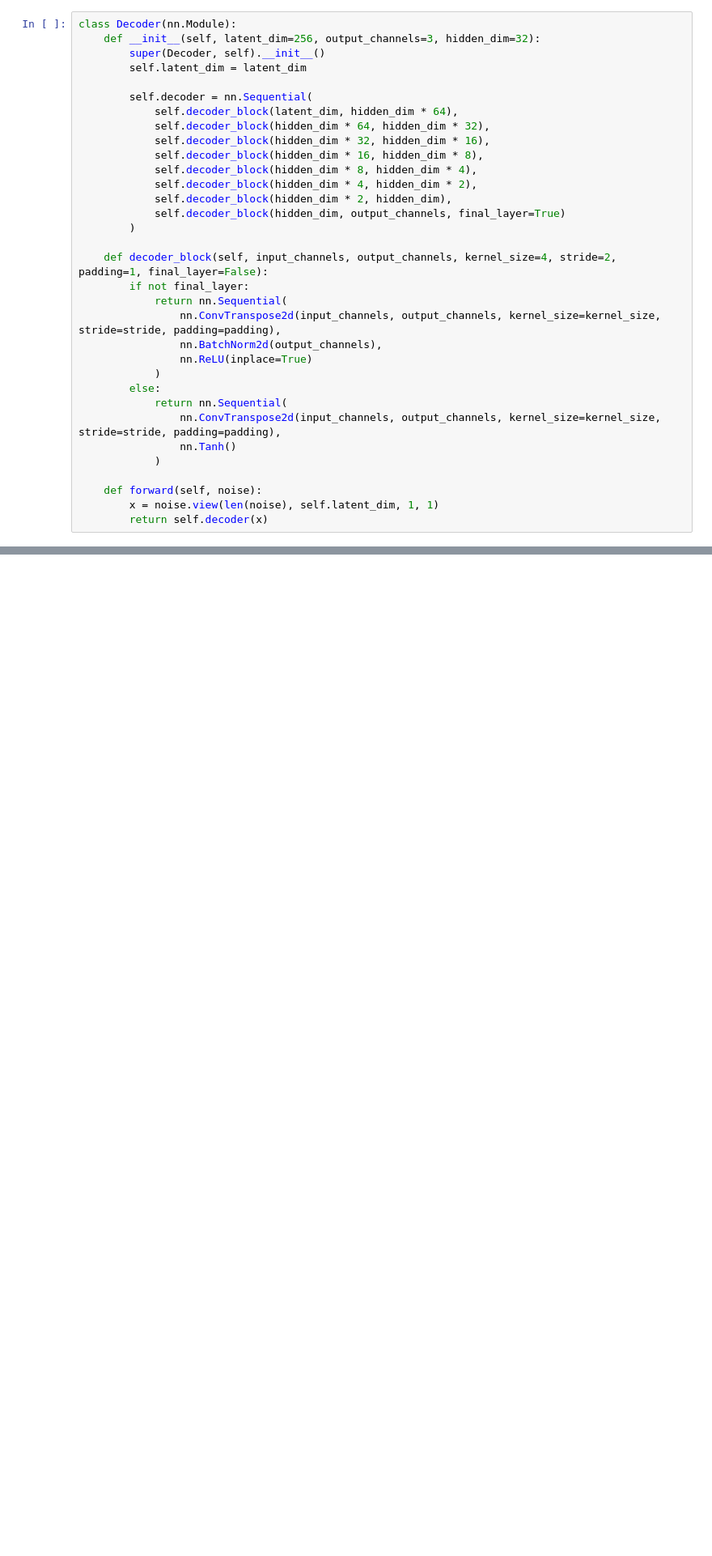
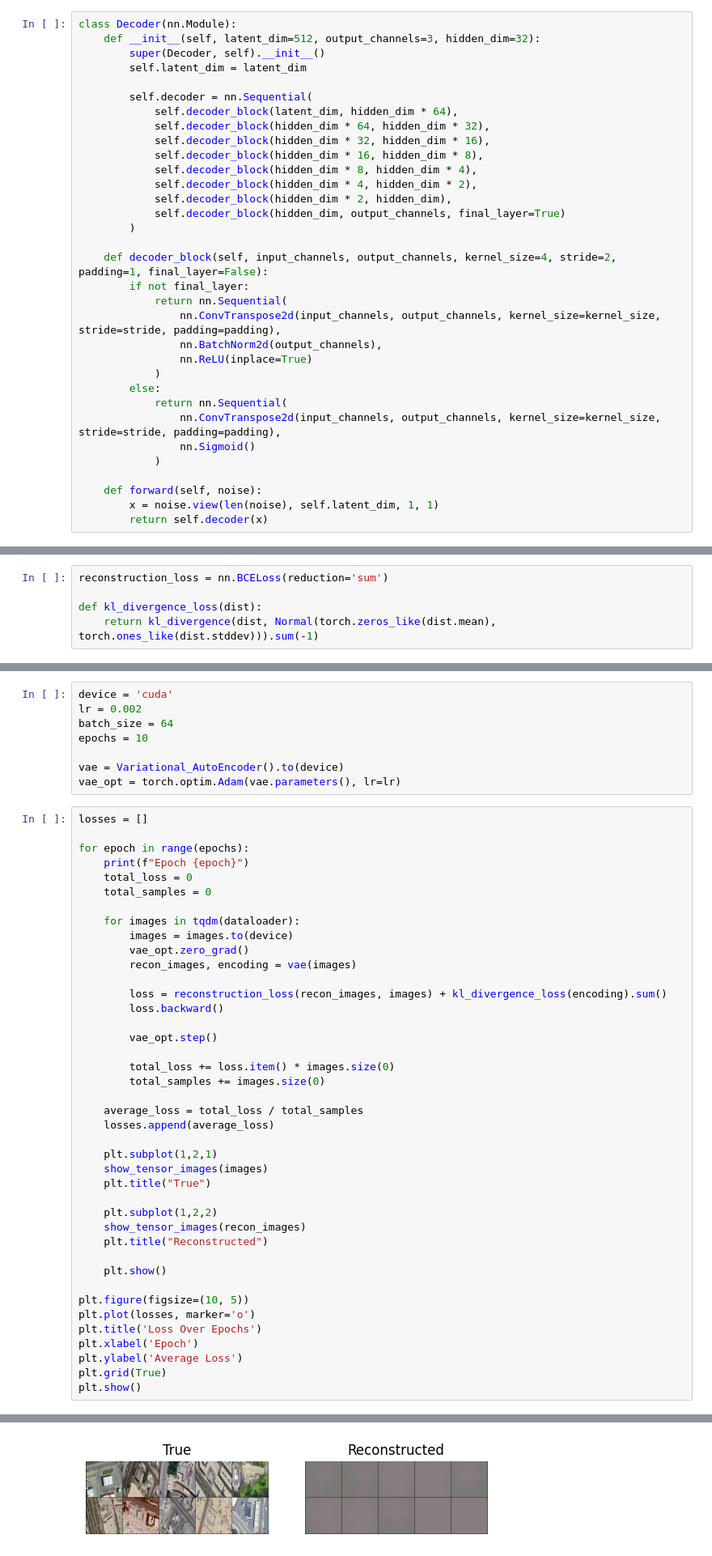
Before and after one commit to SaniaE/gans-data-augmentation, a Jupyter notebook: Variational AutoEncoders.ipynb, the cells around one changed output, grey strips where cells are left out. Shown at 81% size. Saved outputs shown, nothing was run; the diff lists cells and outputs as text; blank space fills up the shorter version.

```diff
--- a/Variational AutoEncoders.ipynb
+++ b/Variational AutoEncoders.ipynb
@@ -102,7 +107,7 @@ class Encoder(nn.Module):
         return self.encoder
 # %%
 class Decoder(nn.Module):
-    def __init__(self, latent_dim=256, output_channels=3, hidden_dim=32):
+    def __init__(self, latent_dim=512, output_channels=3, hidden_dim=32):
         super(Decoder, self).__init__()
         self.latent_dim = latent_dim
 
@@ -127,7 +132,7 @@ class Decoder(nn.Module):
         else:
             return nn.Sequential(
                 nn.ConvTranspose2d(input_channels, output_channels, kernel_size=kernel_size, stride=stride, padding=padding),
-                nn.Tanh()
+                nn.Sigmoid()
             )
 
     def forward(self, noise):
@@ -148,2 +156,7 @@ class Variational_AutoEncoder(nn.Module):
         decoded = self.decode(latent_sample)
         return decoded, dist
+# %%
+reconstruction_loss = nn.BCELoss(reduction='sum')
+
+def kl_divergence_loss(dist):
+    return kl_divergence(dist, Normal(torch.zeros_like(dist.mean), torch.ones_like(dist.stddev))).sum(-1)
@@ -149,0 +176,50 @@ class Variational_AutoEncoder(nn.Module):
+# %%
+device = 'cuda'
+lr = 0.002
+batch_size = 64
+epochs = 10
+
+vae = Variational_AutoEncoder().to(device)
+vae_opt = torch.optim.Adam(vae.parameters(), lr=lr)
+# %%
+losses = []
+
+for epoch in range(epochs):
+    print(f"Epoch {epoch}")
+    total_loss = 0
+    total_samples = 0
+
+    for images in tqdm(dataloader):
+        images = images.to(device)
+        vae_opt.zero_grad()
+        recon_images, encoding = vae(images)
+
+        loss = reconstruction_loss(recon_images, images) + kl_divergence_loss(encoding).sum()
+        loss.backward()
+
+        vae_opt.step()
+
+        total_loss += loss.item() * images.size(0)
+        total_samples += images.size(0)
+
+    average_loss = total_loss / total_samples
+    losses.append(average_loss)
+
+    plt.subplot(1,2,1)
+    show_tensor_images(images)
+    plt.title("True")
+
+    plt.subplot(1,2,2)
+    show_tensor_images(recon_images)
+    plt.title("Reconstructed")
+
+    plt.show()
+
+plt.figure(figsize=(10, 5))
+plt.plot(losses, marker='o')
+plt.title('Loss Over Epochs')
+plt.xlabel('Epoch')
+plt.ylabel('Average Loss')
+plt.grid(True)
+plt.show()
+# %% [output]
@@ -149,0 +227 @@ class Variational_AutoEncoder(nn.Module):
+[figure, added]
```
Also changed, not shown: parts of 5 cells of this notebook.
